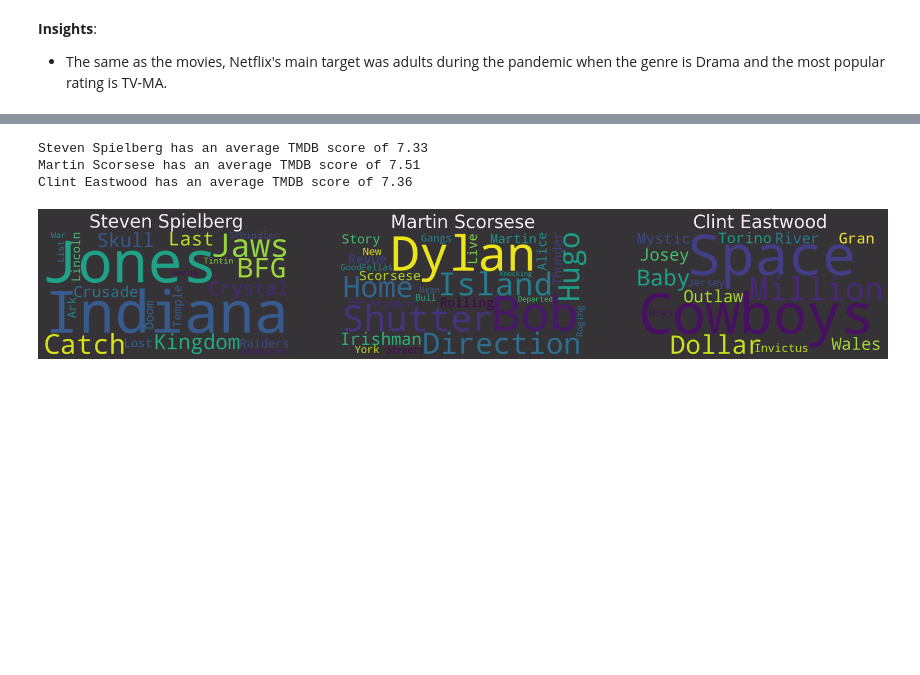
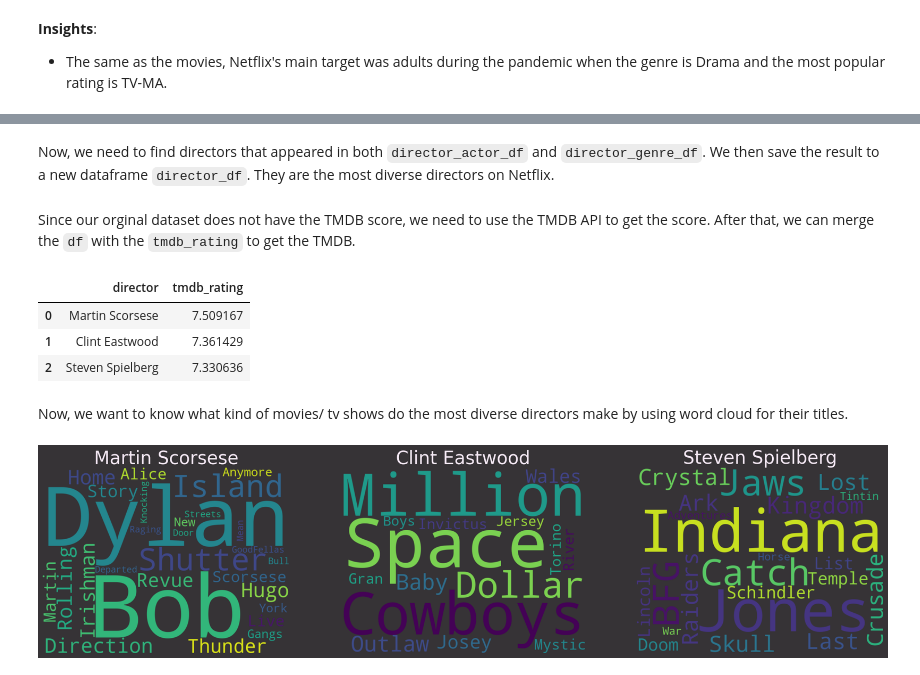
Before and after one commit to quocthanh18/LTKHDL, a Jupyter notebook: notebooks/3.0-EDA.ipynb, the cells around one changed output, grey strips where cells are left out. Saved outputs shown, nothing was run; the diff lists cells and outputs as text; code cells hidden in the pictures; blank space fills up the shorter version.

```diff
--- a/notebooks/3.0-EDA.ipynb
+++ b/notebooks/3.0-EDA.ipynb
@@ -260,8 +266,12 @@ director_actor_df = temp_df.groupby('director')['cast'].nunique().sort_values(as
 # %%
 temp_df = df[['director', 'listed_in']].explode('director').explode('listed_in') #A. L. Vijay
 director_genre_df = temp_df.groupby('director')['listed_in'].nunique().sort_values(ascending=False)
+# %% [markdown]
+Now, we need to find directors that appeared in both `director_actor_df` and `director_genre_df`. We then save the result to a new dataframe `director_df`. They are the most diverse directors on Netflix.
 # %%
 diverse_directors = list(set(director_actor_df[1:11].index) & set(director_genre_df[1:11].index))
+# %% [markdown]
+Since our orginal dataset does not have the TMDB score, we need to use the TMDB API to get the score. After that, we can merge the `df` with the `tmdb_rating` to get the TMDB.
 # %%
 tmdb_rating = pd.read_csv('../data/processed/tmdb.csv', index_col=0)
 tmdb_rating.columns = ['title', 'tmdb_rating']
@@ -272,22 +281,27 @@ temp_df = temp_df.explode('director')
 # %%
-for director in diverse_directors:
+average_IMDB_score = np.zeros(len(diverse_directors))
+for idx, director in enumerate(diverse_directors):
     temp_df_ = temp_df[temp_df['director'] == director]
-    average_IMDB_score = temp_df_['tmdb_rating'].mean()
-    print(f'{director} has an average TMDB score of {average_IMDB_score:.2f}')
+    average_IMDB_score[idx] = temp_df_['tmdb_rating'].mean()
+directors_tmdb = pd.DataFrame({'director':diverse_directors, 'tmdb_rating':average_IMDB_score}).sort_values(by='tmdb_rating', ascending=False)
+directors_tmdb
 # %% [output]
-Steven Spielberg has an average TMDB score of 7.33
-Martin Scorsese has an average TMDB score of 7.51
-Clint Eastwood has an average TMDB score of 7.36
+|  | director | tmdb_rating |
+| 0 | Martin Scorsese | 7.509167 |
+| 1 | Clint Eastwood | 7.361429 |
+| 2 | Steven Spielberg | 7.330636 |
+# %% [markdown]
+Now, we want to know what kind of movies/ tv shows do the most diverse directors make by using word cloud for their titles.
 # %%
 import wordcloud
 fig, ax = plt.subplots(figsize=(25, 10), facecolor="#363336", nrows = 1, ncols = 3)
 
 for idx, director in enumerate(diverse_directors):
     temp_df_ = temp_df[temp_df['director'] == director]
-    wordcloud_ = wordcloud.WordCloud(background_color='#363336', width=800, height=400).generate(' '.join(temp_df_['title']))
+    wordcloud_ = wordcloud.WordCloud(background_color='#363336', width=800, height=600).generate(' '.join(temp_df_['title']))
     ax[idx].imshow(wordcloud_, interpolation='bilinear')
     ax[idx].set_title(director, fontsize=30, color='#F5E9F5')
     ax[idx].axis('off')
 plt.show()
 # %% [output]
-[figure, old version]
+[figure, new version]
```
Also changed, not shown: parts of 8 cells of this notebook, 2 other files.
